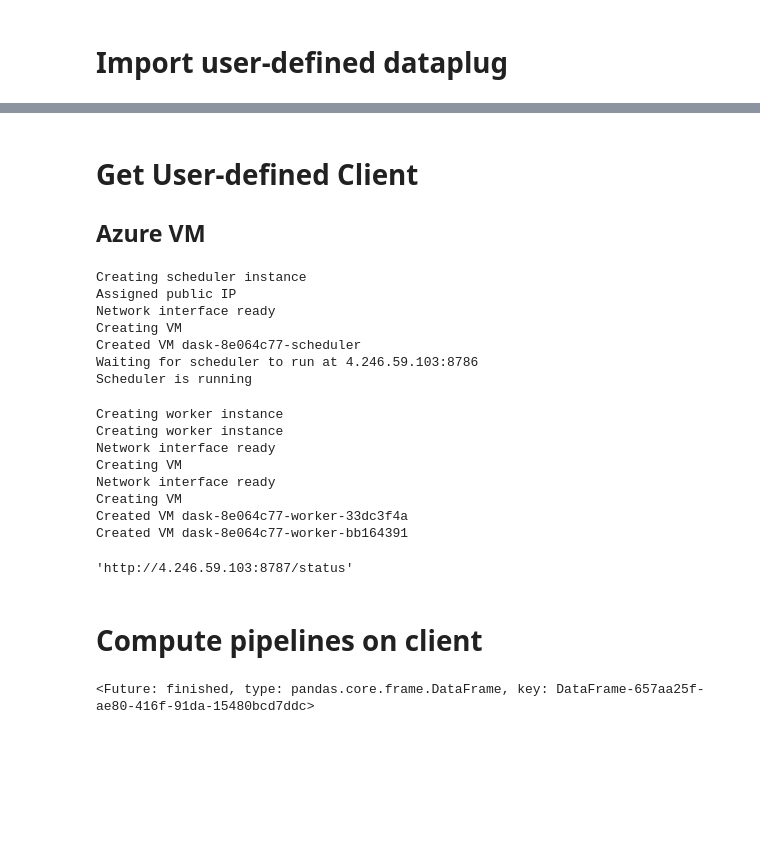
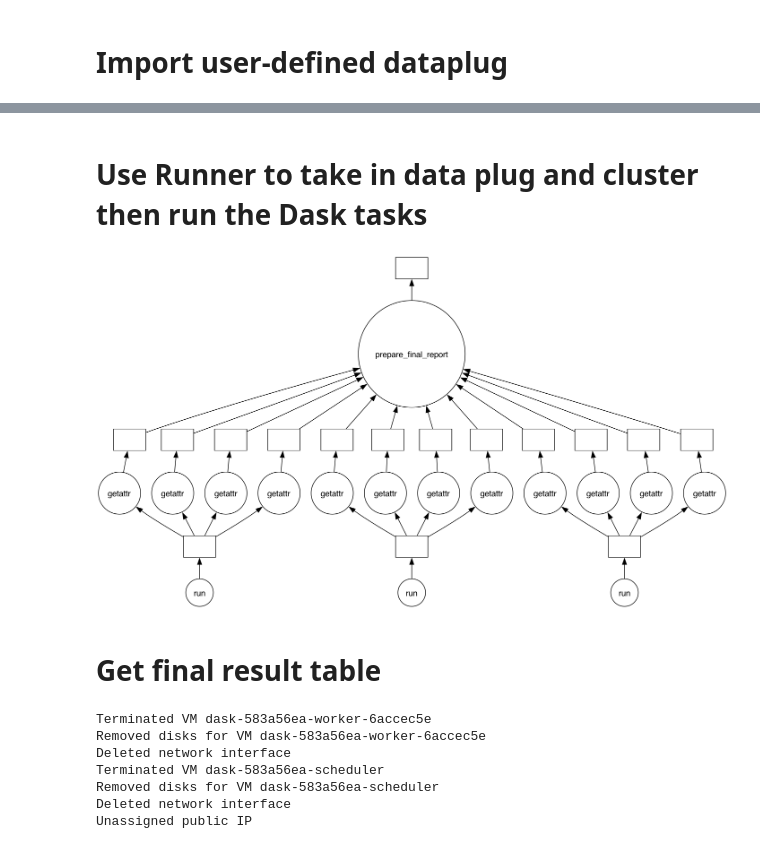
Before and after one commit to slacgismo/solar-data-tools, a Jupyter notebook: sdt_dask/examples/tool_demo_azure.ipynb, the cells around one changed output, grey strips where cells are left out. Saved outputs shown, nothing was run; the diff lists cells and outputs as text; code cells hidden in the pictures; blank space fills up the shorter version.

Commit message:
updated Azure demo code

```diff
--- a/sdt_dask/examples/tool_demo_azure.ipynb
+++ b/sdt_dask/examples/tool_demo_azure.ipynb
@@ -24,6 +24,6 @@ File:           ~/Documents/SLAC/PVInsight/solar-data-tools/sdt_dask/dataplugs/p
 Type:           type
 Subclasses:
 # %%
-data_plug = PVDAQPlug()
+pvdaq_data_plug = PVDAQPlug()
 # %%
 KEYS = [(34, 2011), (35, 2015), (51,2012)] # site ID and year pairs
@@ -32,0 +114,5 @@ KEYS
+# %%
+bucket_name = "pvinsight-dask-baseline"
+s3_data_plug = S3Bucket(bucket_name)
+KEYS = s3_data_plug._pull_keys()
+s3_data_plug.get_data((KEYS[0],))
@@ -63,44 +168,29 @@ df_reports.visualize()
 # %% [markdown]
-# Get User-defined Client
-## Azure VM
+# Use Runner to take in data plug and cluster then run the Dask tasks
 # %%
-resource_group = "pvinsight-dask"
-vnet = "dask-vnet"
-security_group = "pvinsight-dask"
-image = "smiskov/dask-sdt-sm-1:latest"
+runner = Runner(data_plug=pvdaq_data_plug, # change to csv_data_plug, redshift_data_plug, or s3_data_plug as needed
+                client=client,
+                output_path=f"../result/")
 
-cluster = AzureVMCluster(
-    resource_group=resource_group,
-    vnet=vnet,
-    security_group=security_group,
-    location="westus2",
-    vm_size="Standard_D4s_v3",
-    public_ingress=True,
-    disk_size=100,
-    n_workers=2,
-    docker_image=image,
-)
+runner.set_up(KEYS, fix_shifts=True, verbose=True)
+runner.visualize()
+
+from IPython.display import display, Image
+display(Image(filename='sdt_graph.png'))
 # %% [output]
-Creating scheduler instance
-Assigned public IP
-Network interface ready
-Creating VM
-Created VM dask-8e064c77-scheduler
-Waiting for scheduler to run at 4.246.59.103:8786
-Scheduler is running
-Creating worker instance
-Creating worker instance
-Network interface ready
-Creating VM
-Network interface ready
-Creating VM
-Created VM dask-8e064c77-worker-33dc3f4a
-Created VM dask-8e064c77-worker-bb164391
+[figure, added]
+# %% [markdown]
+# Get final result table
 # %%
-client = Client(cluster)
+runner.get_result()
 
-client.dashboard_link
+# The result table and dask report has been saved in the folder you specified in the output_path parameter of the Runner object,
+# you could check it out
 # %% [output]
-'http://4.246.59.103:8787/status'
+Terminated VM dask-583a56ea-worker-6accec5e
+Removed disks for VM dask-583a56ea-worker-6accec5e
+Deleted network interface
+Terminated VM dask-583a56ea-scheduler
+Removed disks for VM dask-583a56ea-scheduler
+Deleted network interface
+Unassigned public IP
-# %% [markdown]
-# Compute pipelines on client
@@ -109,4 +196,0 @@ summary_table = client.compute(df_reports)
-# %%
-summary_table
-# %% [output]
-<Future: finished, type: pandas.core.frame.DataFrame, key: DataFrame-657aa25f-ae80-416f-91da-15480bcd7ddc>
```
Also changed, not shown: parts of 20 cells of this notebook.
